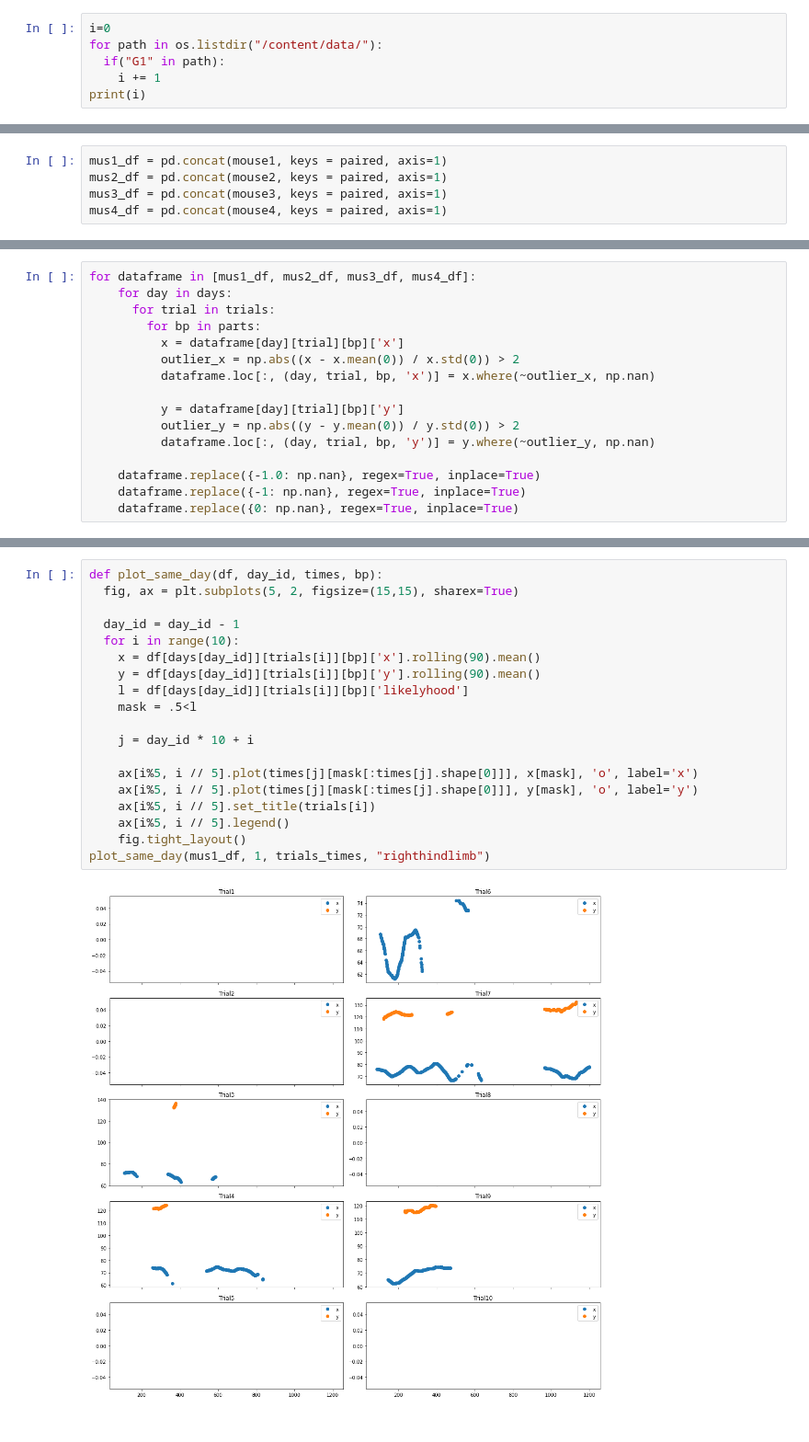
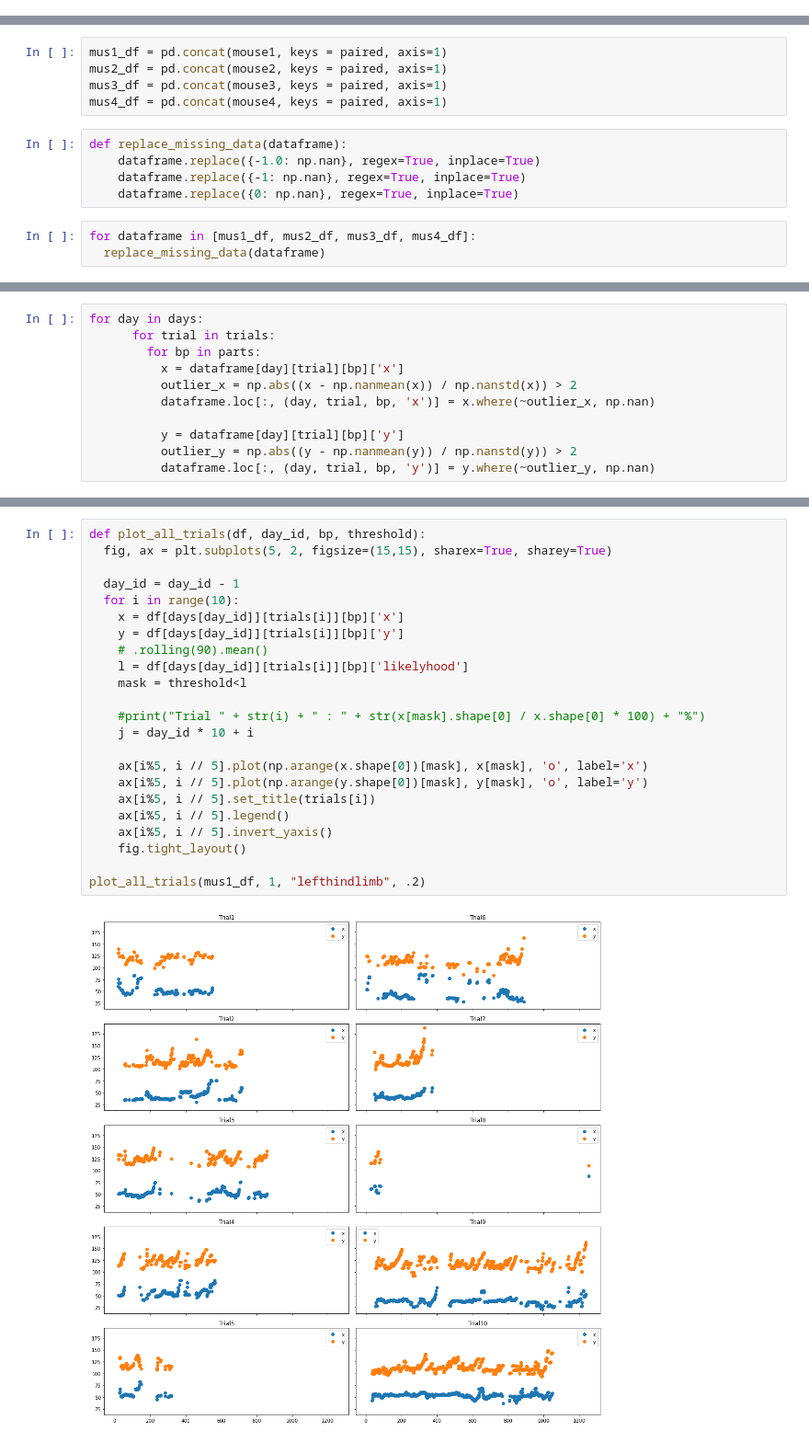
Before and after one commit to CENTURI-Hackathon-2022/bike-riding, a Jupyter notebook: notebooks/Bike_Riding.ipynb, the cells around one changed output, grey strips where cells are left out. Shown: that part at 92% size. Cells and saved outputs as stored; diff of their text form.

```diff
--- a/notebooks/Bike_Riding.ipynb
+++ b/notebooks/Bike_Riding.ipynb
@@ -84,6 +72,0 @@ print(len(mouse1))
-# %%
-i=0
-for path in os.listdir("/content/data/"):
-  if("G1" in path):
-    i += 1
-print(i)
@@ -94,3 +75,11 @@ mus1_df = pd.concat(mouse1, keys = paired, axis=1)
 mus2_df = pd.concat(mouse2, keys = paired, axis=1)
 mus3_df = pd.concat(mouse3, keys = paired, axis=1)
 mus4_df = pd.concat(mouse4, keys = paired, axis=1)
+# %%
+def replace_missing_data(dataframe):
+    dataframe.replace({-1.0: np.nan}, regex=True, inplace=True)
+    dataframe.replace({-1: np.nan}, regex=True, inplace=True)
+    dataframe.replace({0: np.nan}, regex=True, inplace=True)
+# %%
+for dataframe in [mus1_df, mus2_df, mus3_df, mus4_df]:
+  replace_missing_data(dataframe)
@@ -97,16 +91,11 @@ mus4_df = pd.concat(mouse4, keys = paired, axis=1)
 # %%
-for dataframe in [mus1_df, mus2_df, mus3_df, mus4_df]:
-    for day in days:
+for day in days:
       for trial in trials:
         for bp in parts:
           x = dataframe[day][trial][bp]['x']
-          outlier_x = np.abs((x - x.mean(0)) / x.std(0)) > 2
+          outlier_x = np.abs((x - np.nanmean(x)) / np.nanstd(x)) > 2
           dataframe.loc[:, (day, trial, bp, 'x')] = x.where(~outlier_x, np.nan)
 
           y = dataframe[day][trial][bp]['y']
-          outlier_y = np.abs((y - y.mean(0)) / y.std(0)) > 2
+          outlier_y = np.abs((y - np.nanmean(y)) / np.nanstd(y)) > 2
           dataframe.loc[:, (day, trial, bp, 'y')] = y.where(~outlier_y, np.nan)
-
-    dataframe.replace({-1.0: np.nan}, regex=True, inplace=True)
-    dataframe.replace({-1: np.nan}, regex=True, inplace=True)
-    dataframe.replace({0: np.nan}, regex=True, inplace=True)
@@ -157,21 +133,25 @@ mus1_df["Day1"]["Trial4"].shape
 # %%
-def plot_same_day(df, day_id, times, bp):
-  fig, ax = plt.subplots(5, 2, figsize=(15,15), sharex=True)
+def plot_all_trials(df, day_id, bp, threshold):
+  fig, ax = plt.subplots(5, 2, figsize=(15,15), sharex=True, sharey=True)
 
   day_id = day_id - 1
   for i in range(10):
-    x = df[days[day_id]][trials[i]][bp]['x'].rolling(90).mean()
-    y = df[days[day_id]][trials[i]][bp]['y'].rolling(90).mean()
+    x = df[days[day_id]][trials[i]][bp]['x']
+    y = df[days[day_id]][trials[i]][bp]['y']
+    # .rolling(90).mean()
     l = df[days[day_id]][trials[i]][bp]['likelyhood']
-    mask = .5<l
+    mask = threshold<l
 
+    #print("Trial " + str(i) + " : " + str(x[mask].shape[0] / x.shape[0] * 100) + "%")
     j = day_id * 10 + i
 
-    ax[i%5, i // 5].plot(times[j][mask[:times[j].shape[0]]], x[mask], 'o', label='x')
-    ax[i%5, i // 5].plot(times[j][mask[:times[j].shape[0]]], y[mask], 'o', label='y')
+    ax[i%5, i // 5].plot(np.arange(x.shape[0])[mask], x[mask], 'o', label='x')
+    ax[i%5, i // 5].plot(np.arange(y.shape[0])[mask], y[mask], 'o', label='y')
     ax[i%5, i // 5].set_title(trials[i])
     ax[i%5, i // 5].legend()
+    ax[i%5, i // 5].invert_yaxis()
     fig.tight_layout()
-plot_same_day(mus1_df, 1, trials_times, "righthindlimb")
+
+plot_all_trials(mus1_df, 1, "lefthindlimb", .2)
 # %% [output]
-[figure, old version]
+[figure, new version]
```
Also changed, not shown: parts of 28 cells of this notebook.
